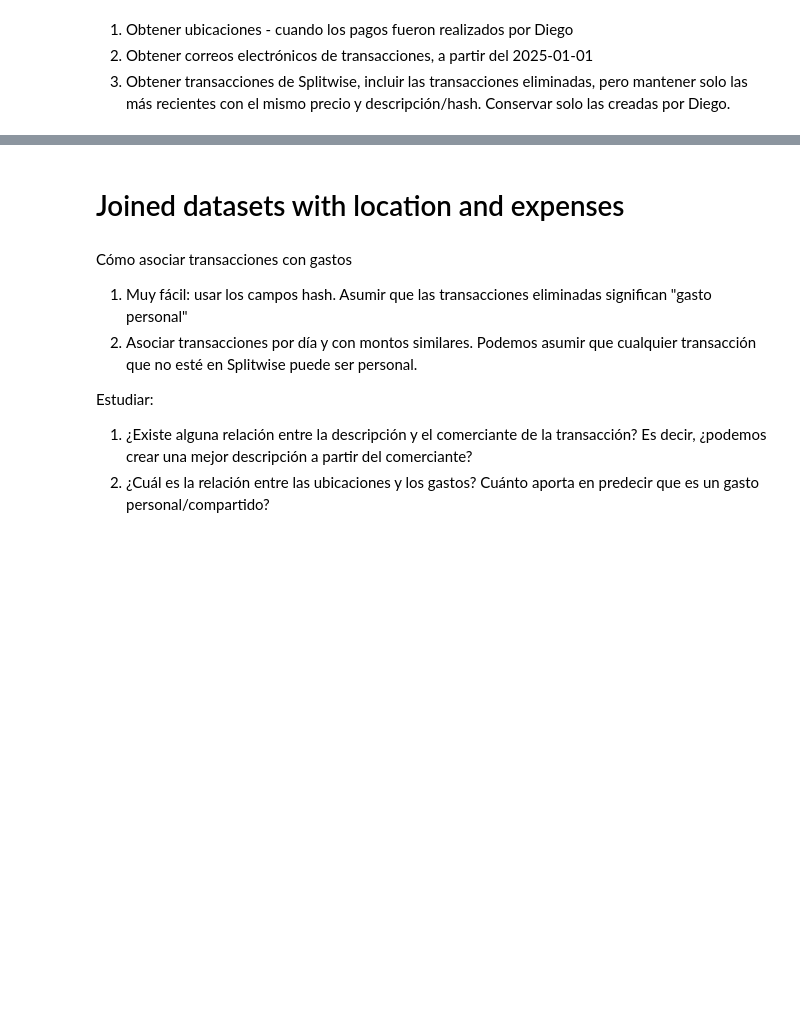
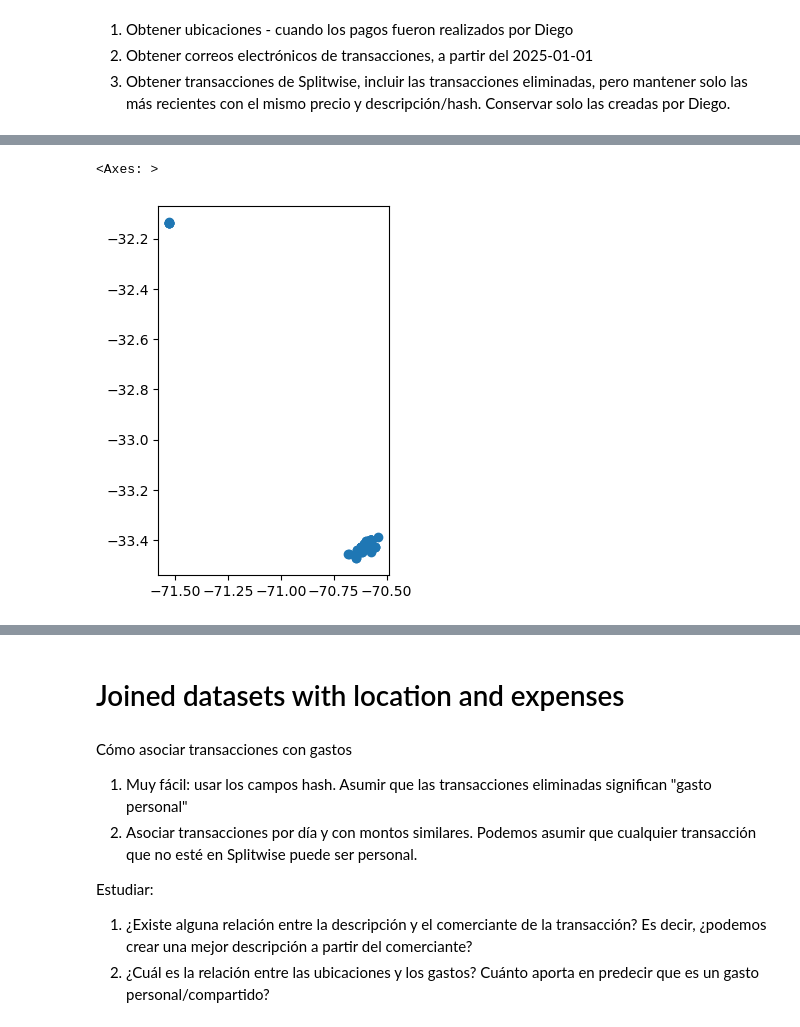
Before and after one commit to diegocaro/splitwise-sync, a Jupyter notebook: notebooks/01 data joined.ipynb, the cells around one changed output, grey strips where cells are left out. Drawn from its saved outputs; the diff is of its cells as text; code cells hidden in the pictures; blank space fills up the shorter version.

```diff
--- a/notebooks/01 data joined.ipynb
+++ b/notebooks/01 data joined.ipynb
@@ -18,25 +24,28 @@ def clean_datetime_serie(serie: pd.Series, timezone="America/Santiago") -> pd.Se
 # %%
 def read_locations(file_name: str) -> gpd.GeoDataFrame:
     assert file_name.endswith(".jsonl"), "File must be a JSON Lines file"
     df = pd.read_json(file_name, lines=True)
     df["date"] = clean_datetime_serie(df["date"])
     df = df.reset_index(drop=False, names=["id"])
 
     gdf = gpd.GeoDataFrame(
         df,
         geometry=gpd.points_from_xy(df["lon"], df["lat"]),
         crs="EPSG:4326",
     )
 
     drop_columns = ["lon", "lat", "transaction"]
     drop_columns = [col for col in drop_columns if col in df.columns]
     gdf = gdf.drop(columns=drop_columns)
 
     gdf = gdf.rename(columns=lambda x: f"location_{x}" if x not in ["geometry"] else x)
     return gdf
 
 
-locations = read_locations("raw/locations.jsonl")
+locations = read_locations(str(RAW_DIR / "locations.jsonl"))
 locations.plot()
+# %% [output]
+<Axes: >
+[figure, added]
 # %%
 locations
```
Also changed, not shown: parts of 17 cells of this notebook, 8 other files.
